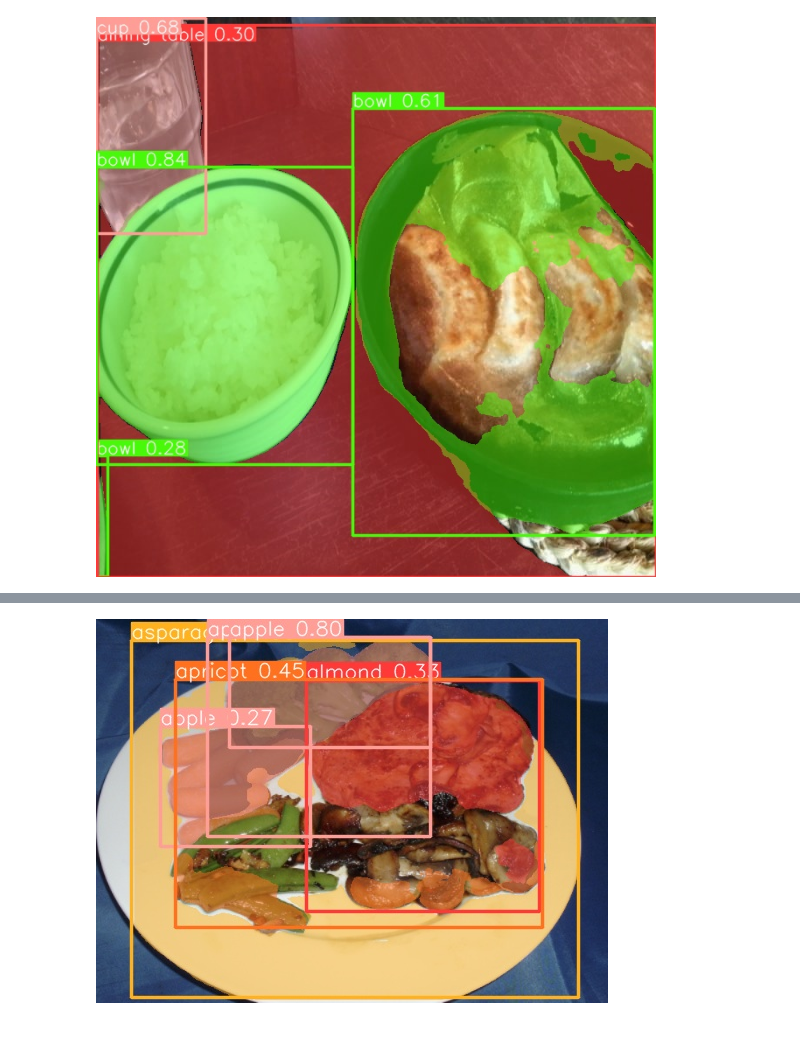
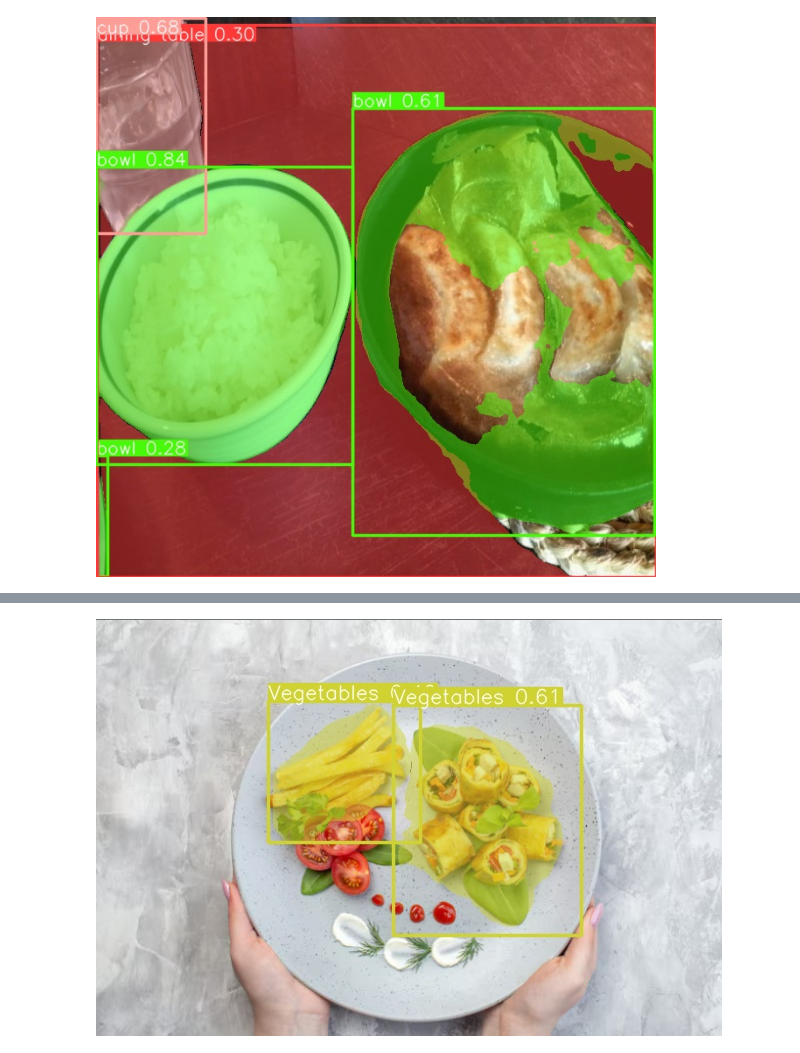
Before and after one commit to VakhromeevaKate/be-yolov8-my-data-train, a Jupyter notebook: YoloBeMyDataTrain.ipynb, the cells around one changed output, grey strips where cells are left out. Cells and saved outputs as stored; diff of their text form; code cells hidden in the pictures.

```diff
--- a/YoloBeMyDataTrain.ipynb
+++ b/YoloBeMyDataTrain.ipynb
@@ -113,8 +123,8 @@ Results saved to runs/segment/predict6
 💡 Learn more at https://docs.ultralytics.com/modes/predict
 # %%
-Image(filename='runs/segment/predict6/979574_00000004.jpg', height=600)
+Image(filename='runs/segment/predict8/test_meal_img.jpeg', height=600)
 # %% [output]
-[figure, old version]
+[figure, new version]
 # %%
 from ultralytics import YOLO
 
```
Also changed, not shown: parts of 6 cells of this notebook.
